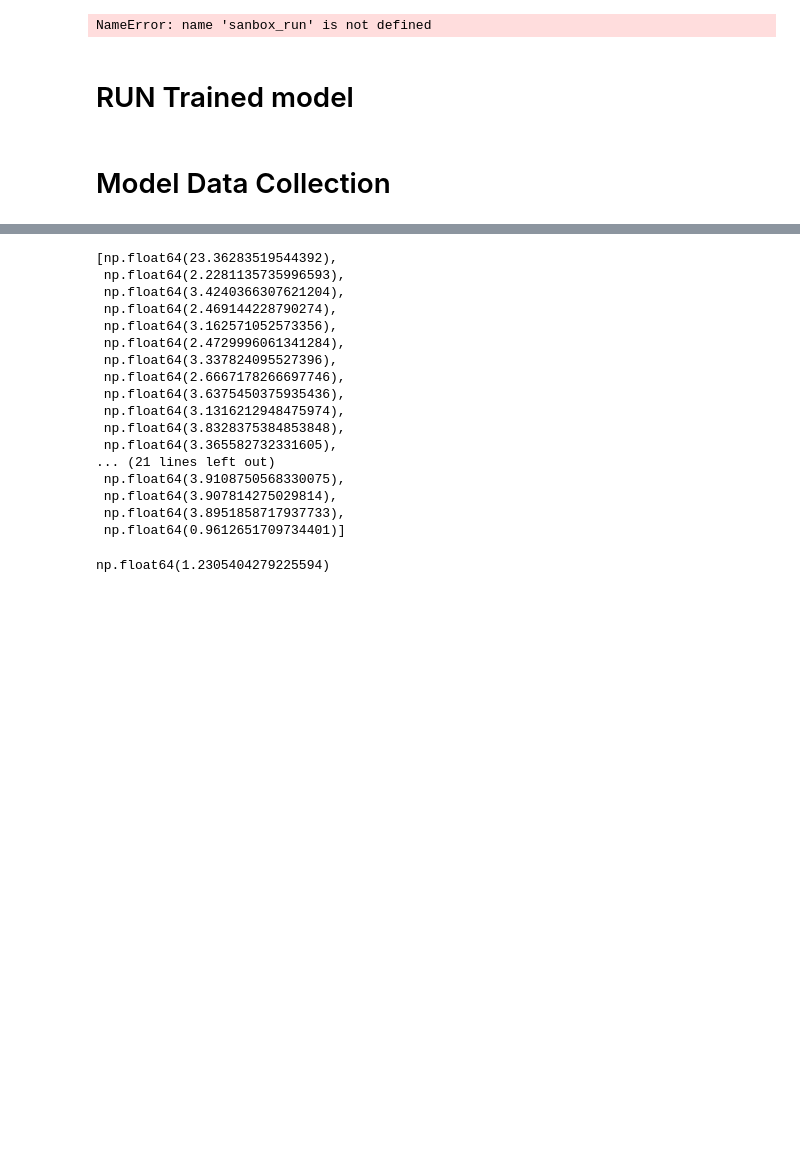
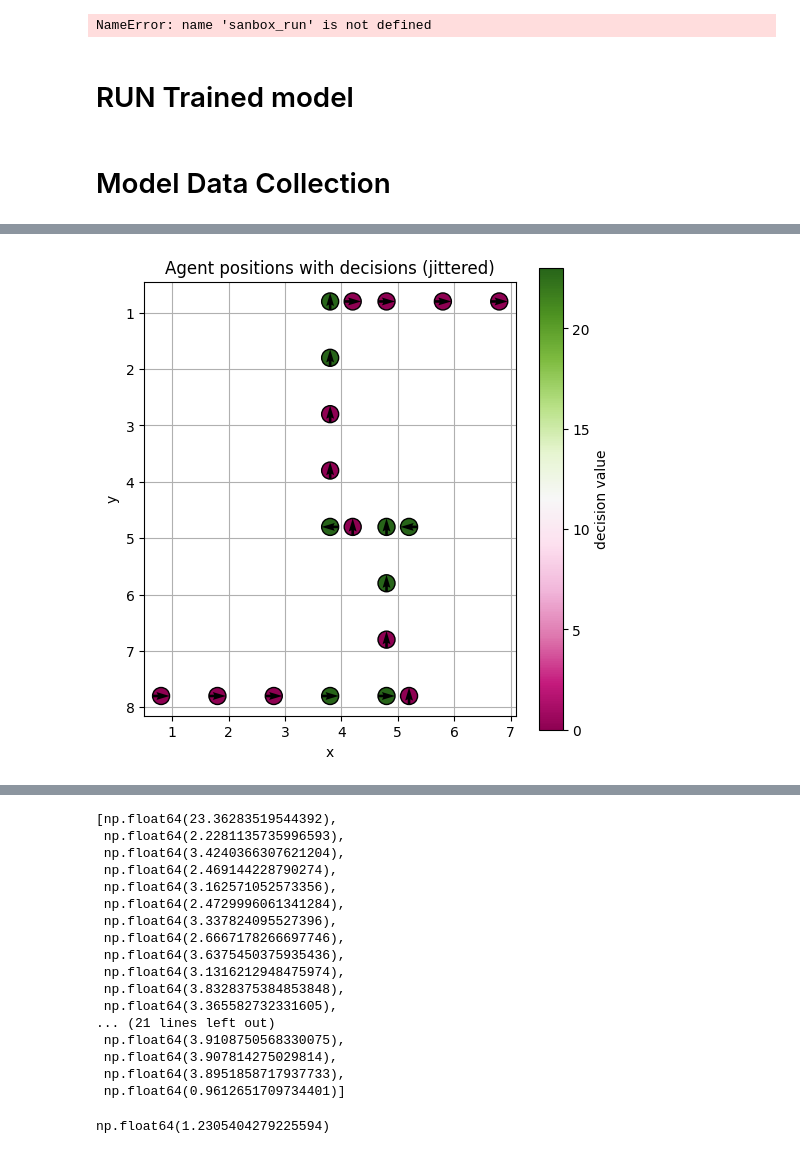
Before and after one commit to iulia-rusu/Information-to-Go, a Jupyter notebook: prob_q_refactored.ipynb, the cells around one changed output, grey strips where cells are left out. Drawn from its saved outputs; the diff is of its cells as text; code cells hidden in the pictures; blank space fills up the shorter version.

```diff
--- a/prob_q_refactored.ipynb
+++ b/prob_q_refactored.ipynb
@@ -913,0 +1033,75 @@ analyze.walk()
+# %%
+
+# ---------------------------------------------------------------------
+# 0.  unpack your data  (already defined elsewhere in your notebook)
+# ---------------------------------------------------------------------
+xs, ys, dirs = zip(*positions_decisions)        # (x, y, heading)
+vals          = analyze.decisions               # decision values
+
+# ---------------------------------------------------------------------
+# 1.  build a mapping  (x, y)  →  list of visit indices
+# ---------------------------------------------------------------------
+cell2idx = collections.defaultdict(list)
+for idx, (x, y) in enumerate(zip(xs, ys)):
+    cell2idx[(x, y)].append(idx)
+
+# ---------------------------------------------------------------------
+# 2.  define a cycle of tiny offsets that keep markers in the cell
+# ---------------------------------------------------------------------
+offset_cycle = np.array([
+    (-0.20, -0.20), (+0.20, -0.20),
+    (-0.20, +0.20), (+0.20, +0.20),
+    ( 0.00,  0.00), ( 0.00, +0.28),
+    (+0.28,  0.00), (-0.28,  0.00)
+])  # extend this list if you expect >8 repeats in the same cell
+
+# apply the offsets
+x_plot = np.array(xs, dtype=float)
+y_plot = np.array(ys, dtype=float)
+
+for (x, y), idx_list in cell2idx.items():
+    for k, idx in enumerate(idx_list):
+        dx_off, dy_off = offset_cycle[k % len(offset_cycle)]
+        x_plot[idx] += dx_off
+        y_plot[idx] += dy_off
+
+# ---------------------------------------------------------------------
+# 3.  arrow vectors (MiniGrid convention: 0→E, 1→S, 2→W, 3→N)
+#     use short vectors so arrows stay inside the square after jitter
+# ---------------------------------------------------------------------
+dir_to_vec = {0: ( 0.30,  0.00),   # right / East
+              1: ( 0.00,  0.30),   # down  / South
+              2: (-0.30,  0.00),   # left  / West
+              3: ( 0.00, -0.30)}   # up    / North
+dx, dy = zip(*[dir_to_vec[d] for d in dirs])
+
+# ---------------------------------------------------------------------
+# 4.  plot
+# ---------------------------------------------------------------------
+fig, ax = plt.subplots(figsize=(6, 6))
+
+sc = ax.scatter(x_plot, y_plot,
+                c=vals,
+                cmap="PiYG",
+                s=150,
+                edgecolors='black',
+                zorder=3)
+fig.colorbar(sc, ax=ax, label="decision value")
+
+ax.quiver(x_plot, y_plot, dx, dy,
+          angles='xy', scale_units='xy', scale=1,
+          width=0.007, color='black', pivot='middle', zorder=4)
+
+# ---------------------------------------------------------------------
+# 5.  cosmetics
+# ---------------------------------------------------------------------
+ax.set_aspect('equal')
+ax.invert_yaxis()                 # MiniGrid origin (0,0) at top-left
+ax.grid(True, zorder=1)
+ax.set_xlabel("x")
+ax.set_ylabel("y")
+ax.set_title("Agent positions with decisions (jittered)")
+
+plt.show()
+# %% [output]
+[figure, added]
```
Also changed, not shown: parts of 19 cells of this notebook, 7 other files.
